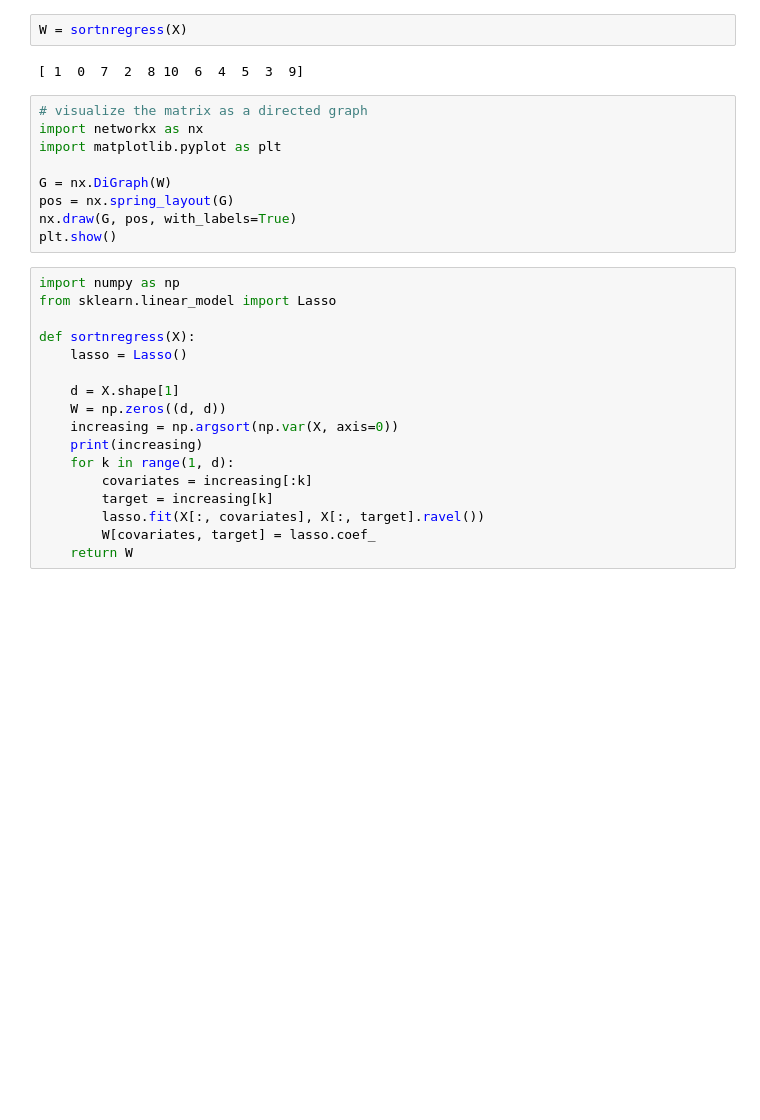
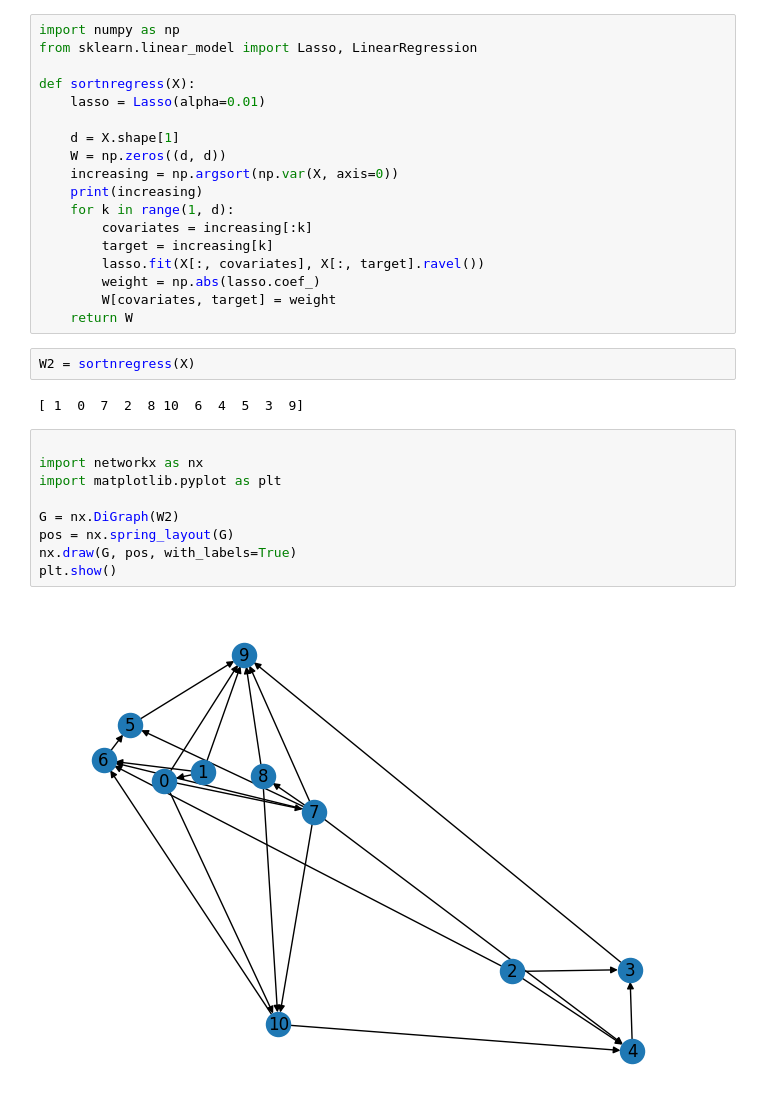
Before and after one commit to Zianor/computational-statistics-1, a Jupyter notebook: assignment01.ipynb, the cells around one changed output. Drawn from its saved outputs; the diff is of its cells as text; blank space fills up the shorter version.

Commit message:
lasso

```diff
--- a/assignment01.ipynb
+++ b/assignment01.ipynb
@@ -29,30 +62,33 @@ def sortnregress(X):
+# %%
+import numpy as np
+from sklearn.linear_model import Lasso, LinearRegression
+
+def sortnregress(X):
+    lasso = Lasso(alpha=0.01)
+
+    d = X.shape[1]
+    W = np.zeros((d, d))
+    increasing = np.argsort(np.var(X, axis=0))
+    print(increasing)
+    for k in range(1, d):
+        covariates = increasing[:k]
+        target = increasing[k]
+        lasso.fit(X[:, covariates], X[:, target].ravel())
+        weight = np.abs(lasso.coef_)
+        W[covariates, target] = weight
+    return W
 # %%
-W = sortnregress(X)
+W2 = sortnregress(X)
 # %% [output]
 [ 1  0  7  2  8 10  6  4  5  3  9]
 # %%
-# visualize the matrix as a directed graph
+
 import networkx as nx
 import matplotlib.pyplot as plt
 
-G = nx.DiGraph(W)
+G = nx.DiGraph(W2)
 pos = nx.spring_layout(G)
 nx.draw(G, pos, with_labels=True)
 plt.show()
+# %% [output]
+[figure, added]
-# %%
-import numpy as np
-from sklearn.linear_model import Lasso
-
-def sortnregress(X):
-    lasso = Lasso()
-
-    d = X.shape[1]
-    W = np.zeros((d, d))
-    increasing = np.argsort(np.var(X, axis=0))
-    print(increasing)
-    for k in range(1, d):
-        covariates = increasing[:k]
-        target = increasing[k]
-        lasso.fit(X[:, covariates], X[:, target].ravel())
-        W[covariates, target] = lasso.coef_
-    return W
```
Also changed, not shown: parts of 2 cells of this notebook, 2 other files.
